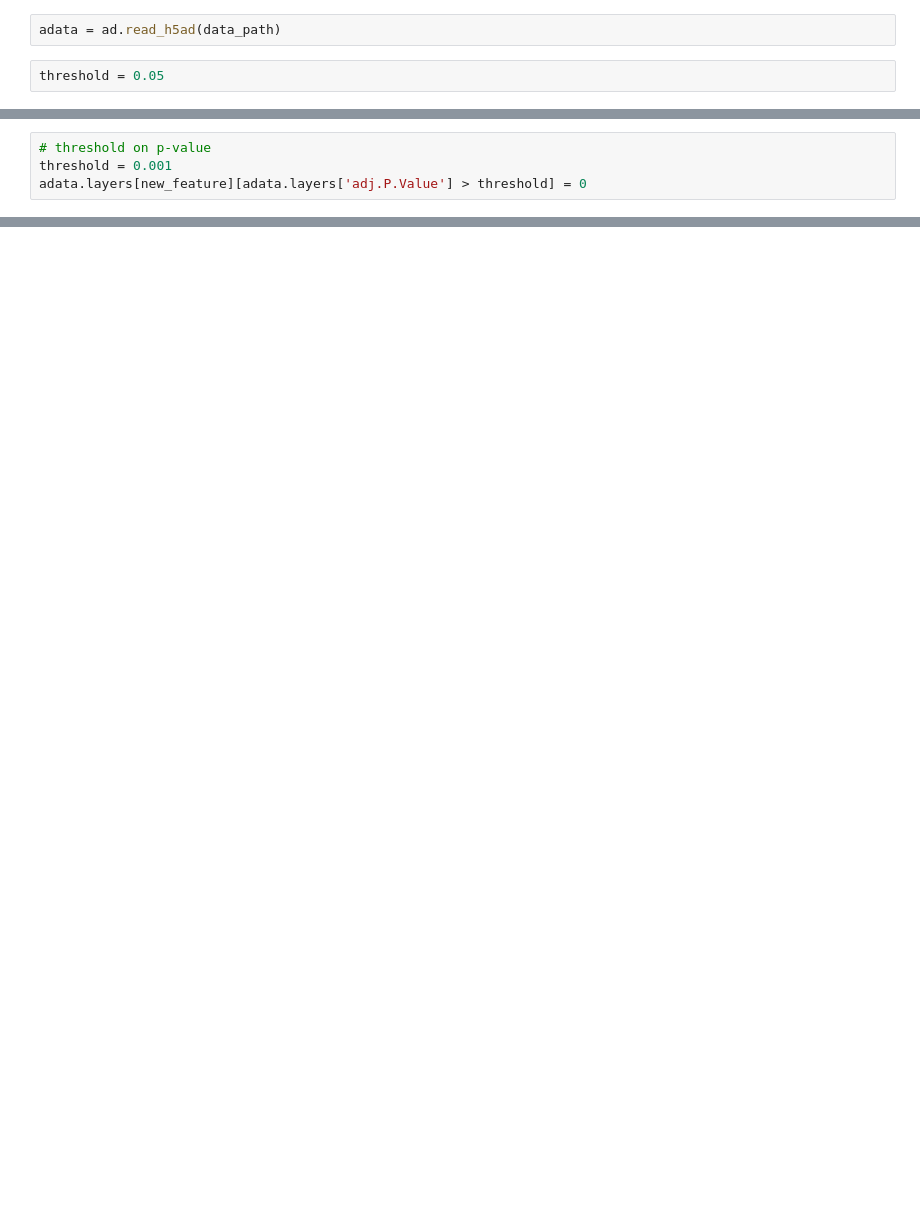
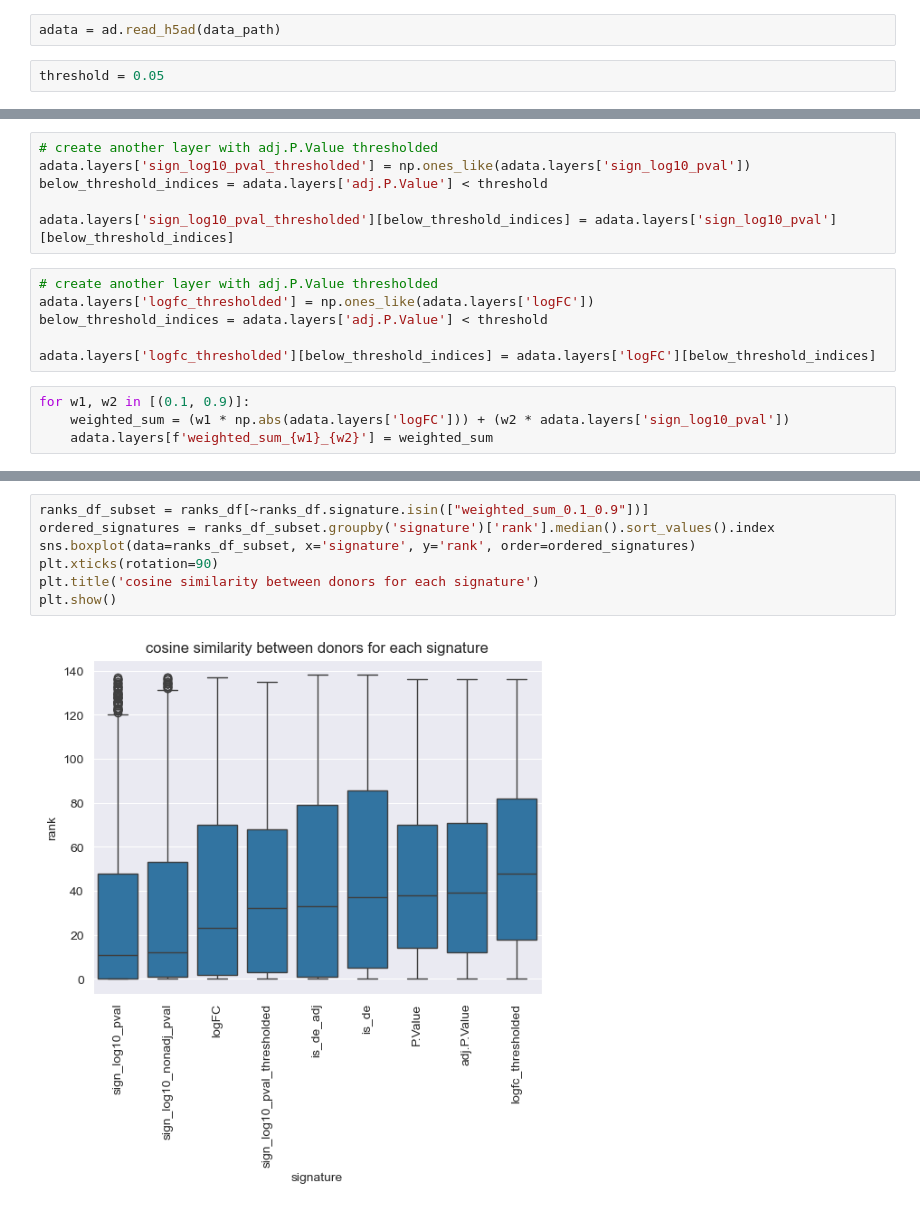
Before and after one commit to theislab/task-dge-perturbation-prediction-analysis, a Jupyter notebook: representation_analysis/representation_analysis.ipynb, the cells around one changed output, grey strips where cells are left out. Drawn from its saved outputs; the diff is of its cells as text; blank space fills up the shorter version.

```diff
--- a/representation_analysis/representation_analysis.ipynb
+++ b/representation_analysis/representation_analysis.ipynb
@@ -97,4 +14,0 @@ layers_to_consider = ['sign_log10_pval_adj'] + [new_feature]
-# %%
-# threshold on p-value
-threshold = 0.001
-adata.layers[new_feature][adata.layers['adj.P.Value'] > threshold] = 0
@@ -160,0 +15,16 @@ plt.show()
+# %%
+# create another layer with adj.P.Value thresholded
+adata.layers['sign_log10_pval_thresholded'] = np.ones_like(adata.layers['sign_log10_pval'])
+below_threshold_indices = adata.layers['adj.P.Value'] < threshold
+
+adata.layers['sign_log10_pval_thresholded'][below_threshold_indices] = adata.layers['sign_log10_pval'][below_threshold_indices]
+# %%
+# create another layer with adj.P.Value thresholded
+adata.layers['logfc_thresholded'] = np.ones_like(adata.layers['logFC'])
+below_threshold_indices = adata.layers['adj.P.Value'] < threshold
+
+adata.layers['logfc_thresholded'][below_threshold_indices] = adata.layers['logFC'][below_threshold_indices]
+# %%
+for w1, w2 in [(0.1, 0.9)]:
+    weighted_sum = (w1 * np.abs(adata.layers['logFC'])) + (w2 * adata.layers['sign_log10_pval'])
+    adata.layers[f'weighted_sum_{w1}_{w2}'] = weighted_sum
@@ -160,0 +88,9 @@ plt.show()
+# %%
+ranks_df_subset = ranks_df[~ranks_df.signature.isin(["weighted_sum_0.1_0.9"])]
+ordered_signatures = ranks_df_subset.groupby('signature')['rank'].median().sort_values().index
+sns.boxplot(data=ranks_df_subset, x='signature', y='rank', order=ordered_signatures)
+plt.xticks(rotation=90)
+plt.title('cosine similarity between donors for each signature')
+plt.show()
+# %% [output]
+[figure, added]
```
Also changed, not shown: parts of 39 cells of this notebook.
